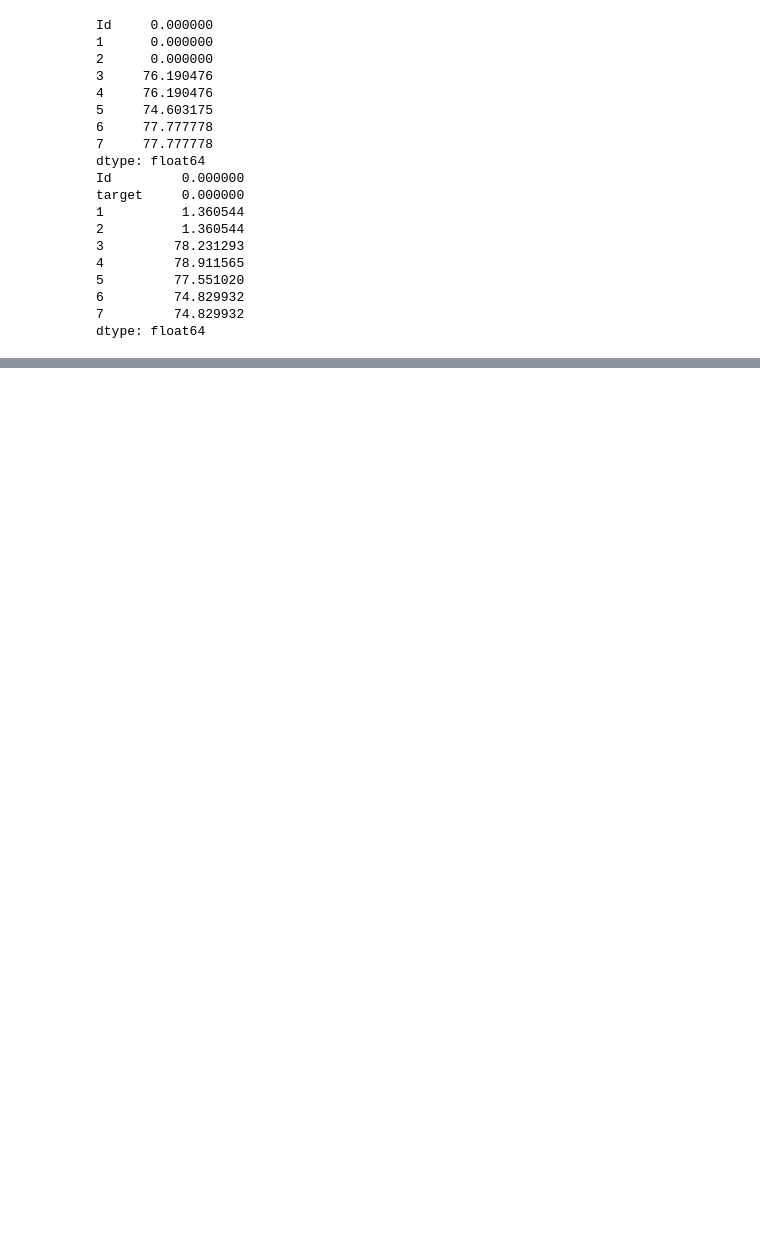
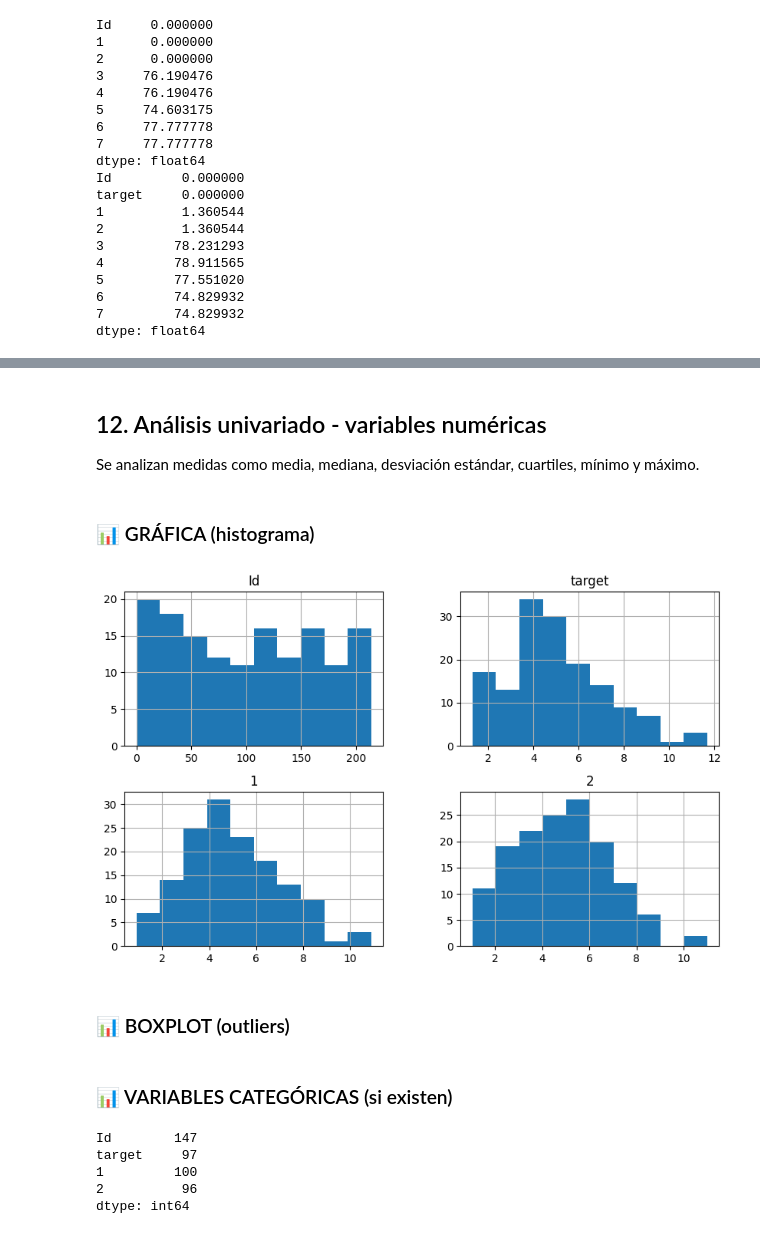
Before and after one commit to kjimenezm1989-max/Universidad, a Jupyter notebook: notebooks/analisis.ipynb, the cells around one changed output, grey strips where cells are left out. Cells and saved outputs as stored; diff of their text form; code cells hidden in the pictures; blank space fills up the shorter version.

```diff
--- a/notebooks/analisis.ipynb
+++ b/notebooks/analisis.ipynb
@@ -83,0 +187,15 @@ dtype: float64
+# %% [markdown]
+## 12. Análisis univariado - variables numéricas
+
+Se analizan medidas como media, mediana, desviación estándar, cuartiles, mínimo y máximo.
+# %% [markdown]
+### 📊 GRÁFICA (histograma)
+# %%
+import matplotlib.pyplot as plt
+
+df2_clean.hist(figsize=(10,6))
+plt.show()
+# %% [output]
+[figure, added]
+# %% [markdown]
+### 📊 BOXPLOT (outliers)
@@ -83,0 +209,10 @@ dtype: float64
+# %% [markdown]
+### 📊 VARIABLES CATEGÓRICAS (si existen)
+# %%
+df2_clean.nunique()
+# %% [output]
+Id        147
+target     97
+1         100
+2          96
+dtype: int64
```
Also changed, not shown: parts of 25 cells of this notebook.
